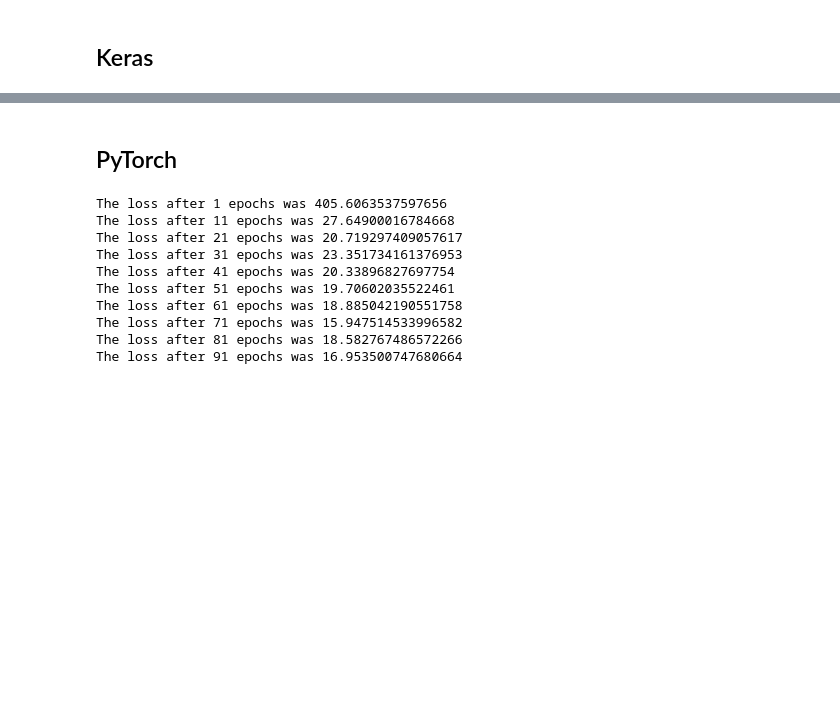
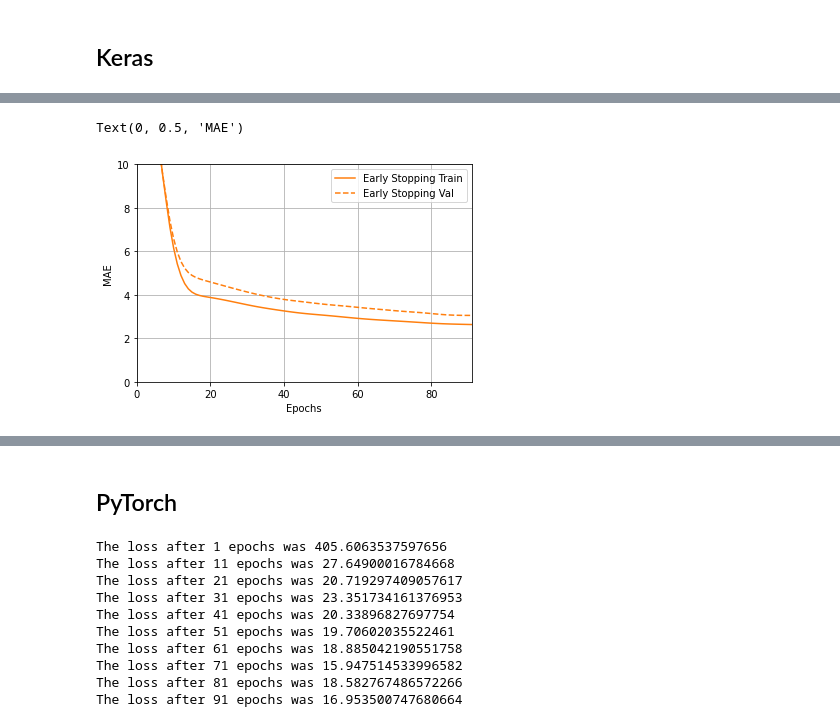
Before and after one commit to SteffenHaeussler/deep_learning_fundamentals, a Jupyter notebook: simple_regression.ipynb, the cells around one changed output, grey strips where cells are left out. Drawn from its saved outputs; the diff is of its cells as text; code cells hidden in the pictures; blank space fills up the shorter version.

```diff
--- a/simple_regression.ipynb
+++ b/simple_regression.ipynb
@@ -85,0 +127,7 @@ Epoch 100/100
+# %%
+plotter.plot({'Early Stopping': history}, metric = "mae")
+plt.ylim([0, 10])
+plt.ylabel('MAE')
+# %% [output]
+Text(0, 0.5, 'MAE')
+[figure, added]
```
Also changed, not shown: parts of 22 cells of this notebook.
